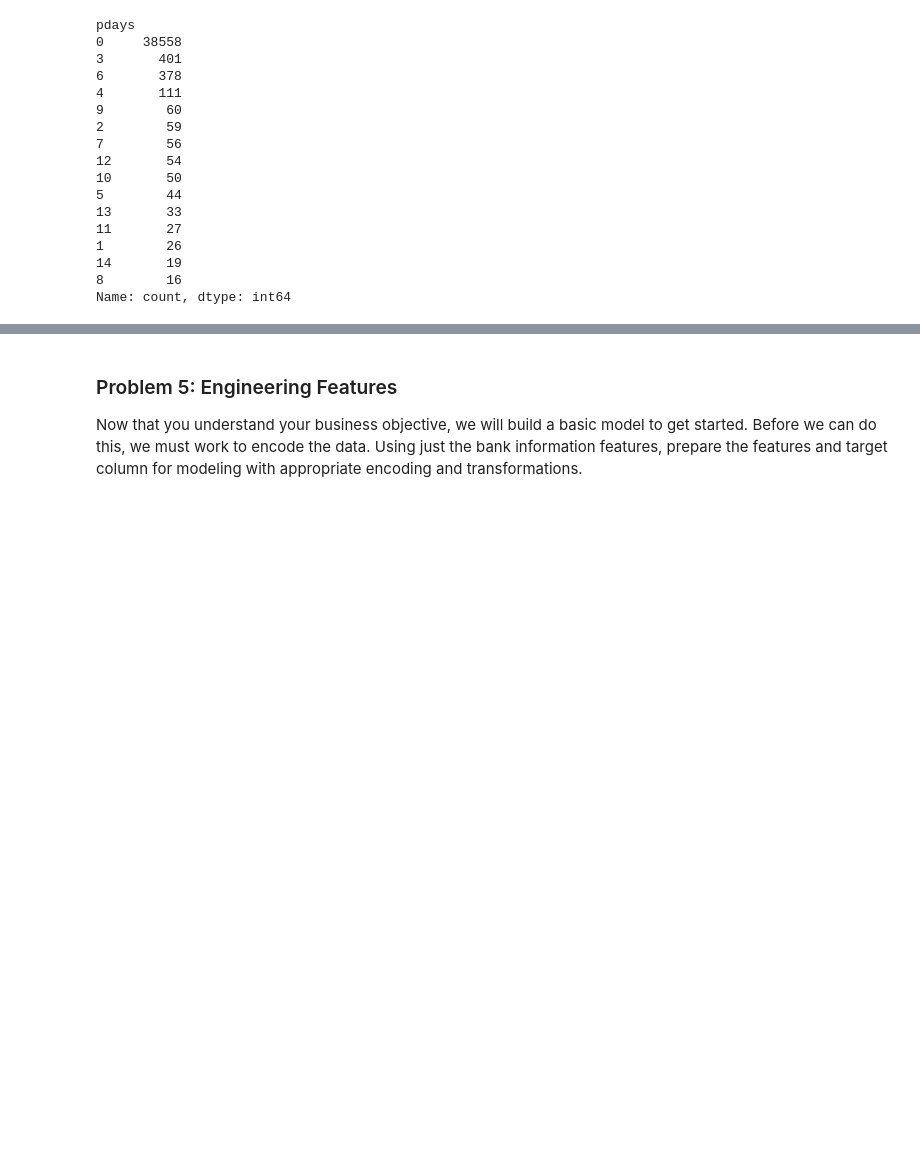
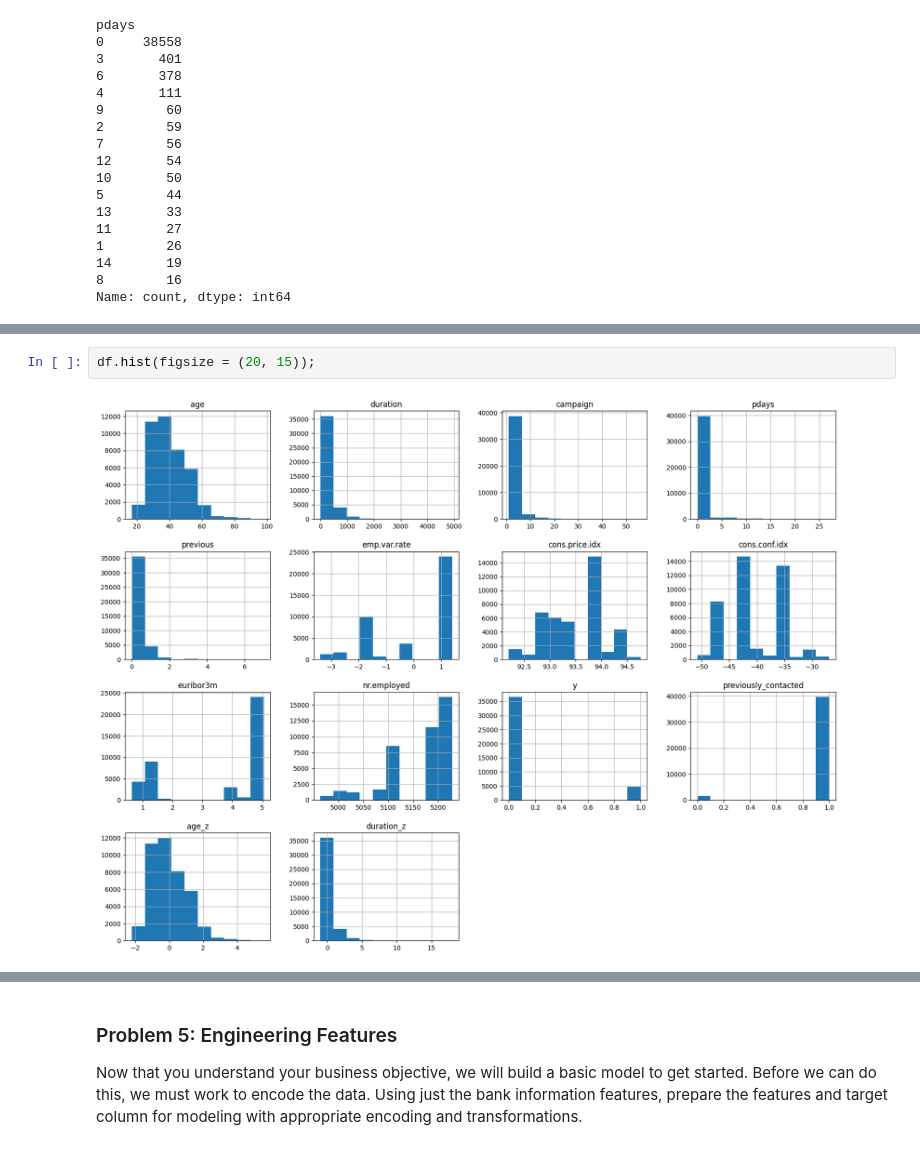
Before and after one commit to micwill755/UB-Application3, a Jupyter notebook: prompt_III.ipynb, the cells around one changed output, grey strips where cells are left out. Saved outputs shown, nothing was run; the diff lists cells and outputs as text; blank space fills up the shorter version.

```diff
--- a/prompt_III.ipynb
+++ b/prompt_III.ipynb
@@ -579,0 +532,4 @@ memory usage: 6.6+ MB
+# %%
+df.hist(figsize = (20, 15));
+# %% [output]
+[figure, added]
```
Also changed, not shown: parts of 48 cells of this notebook.
